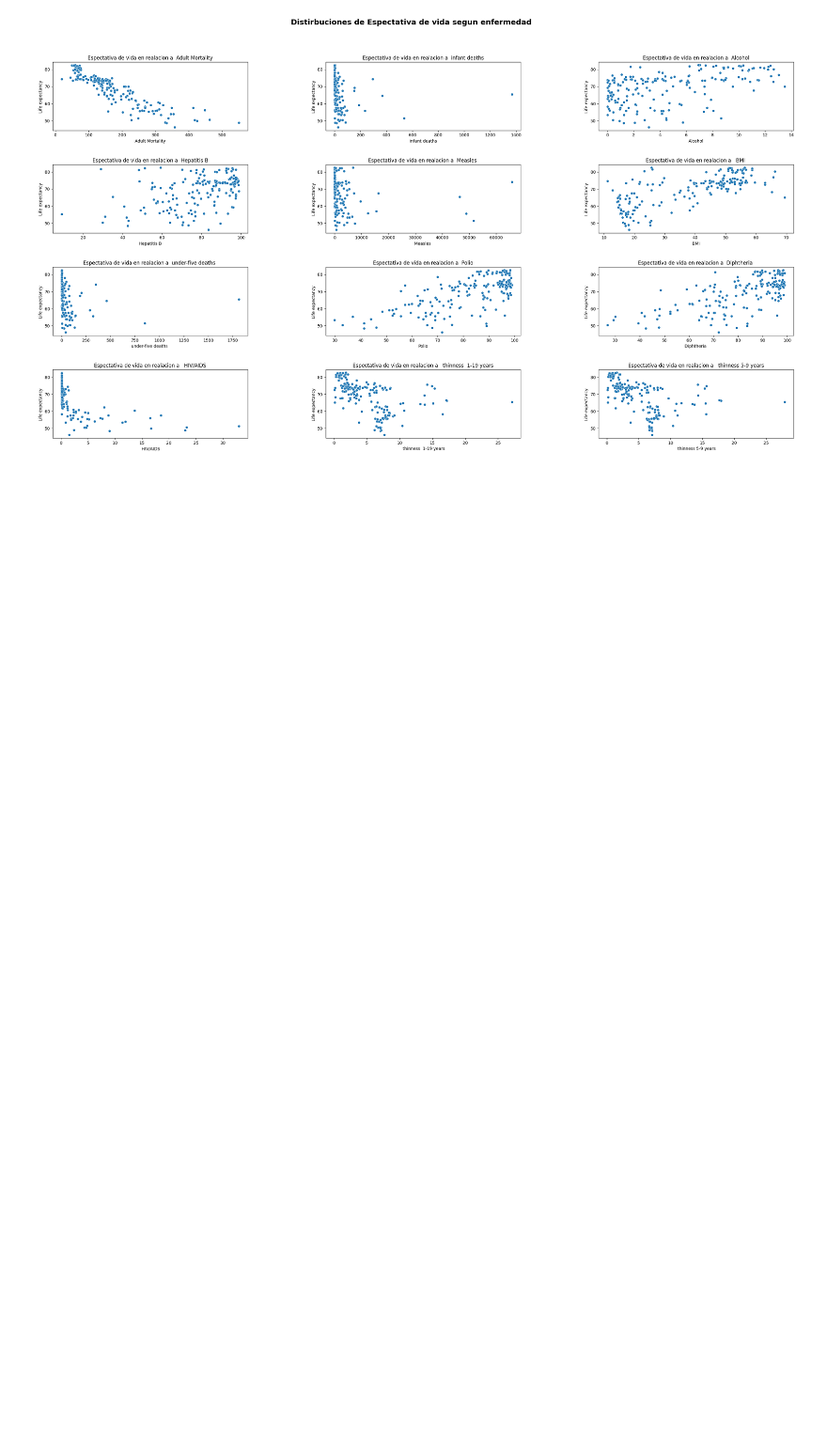
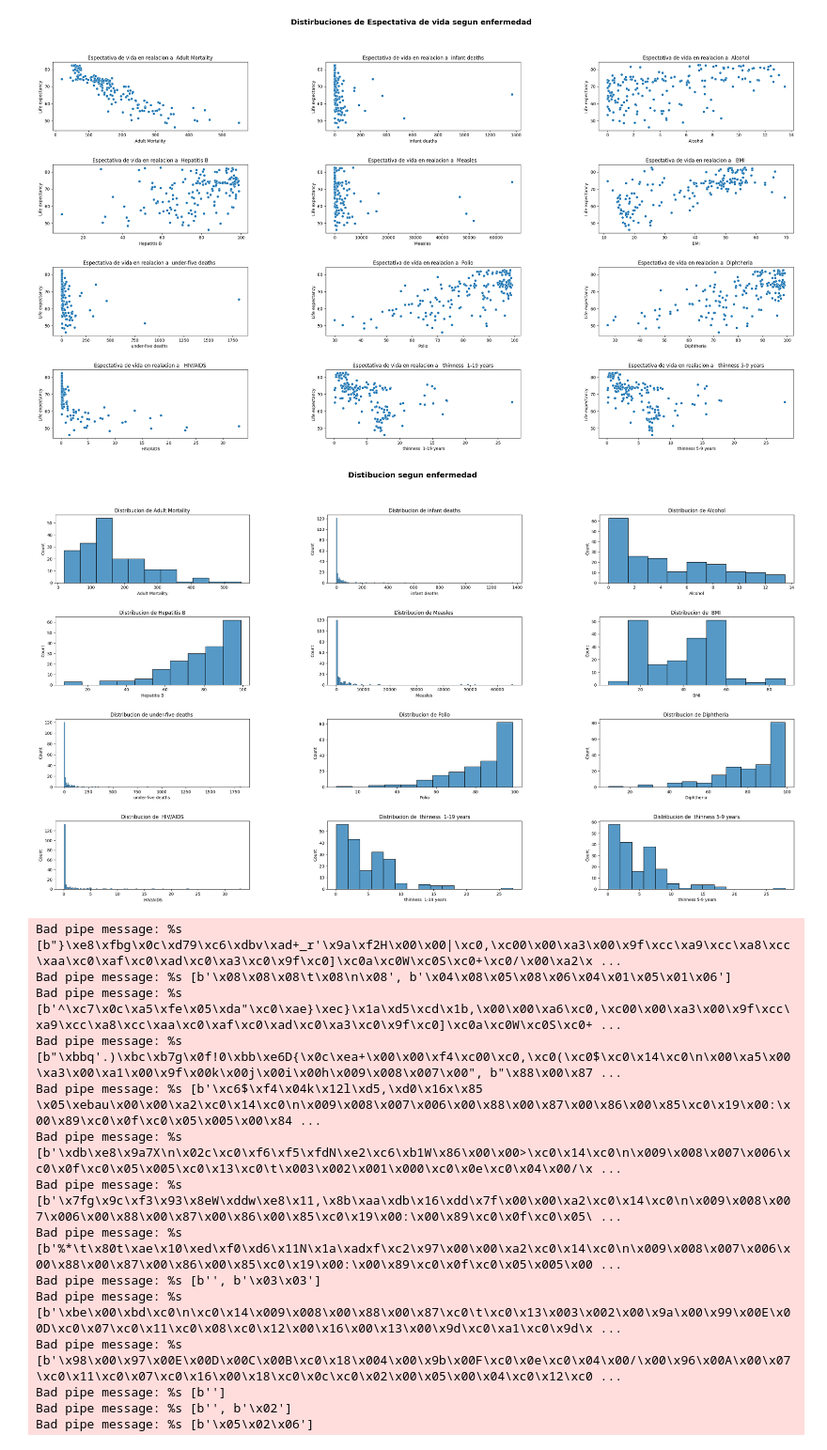
Before and after one commit to FernandoRamirez298/Data-Science-101, a Jupyter notebook: Entregas/Entrega_3/ProyectoDS_Parte1_Ramirez.ipynb, the cells around one changed output. Shown: that part at 94% size. Drawn from its saved outputs; the diff is of its cells as text; code cells hidden in the pictures; blank space fills up the shorter version.

Commit message:
Agregado de histplot

```diff
--- a/Entregas/Entrega_3/ProyectoDS_Parte1_Ramirez.ipynb
+++ b/Entregas/Entrega_3/ProyectoDS_Parte1_Ramirez.ipynb
@@ -119,3 +119,30 @@ for i in vars2:
 #df_agrupado.plot.scatter(x='Life expectancy ', y =df_agrupado[i])
 # %% [output]
 [figure]
+# %%
+cont = 0
+fig = plt.figure(figsize=[32,24])
+fig.suptitle('Distibucion segun enfermedad', fontsize=18, fontweight='bold')
+fig.subplots_adjust(top=0.92);
+fig.subplots_adjust(hspace=0.5, wspace=0.4);
+vars2 = ['Adult Mortality', 'infant deaths', 'Alcohol', 'Hepatitis B', 'Measles ',' BMI ', 'under-five deaths ', 'Polio','Diphtheria ', ' HIV/AIDS',' thinness  1-19 years', ' thinness 5-9 years']
+for i in vars2:
+    cont = cont + 1
+    ax = fig.add_subplot(6, 3, cont).set_title(f'Distribucion de {vars2[cont-1]}')
+    ax = sns.histplot(x= df_agrupado[i])
+# %% [output]
+[figure, added]
+Bad pipe message: %s [b"}\xe8\xfbg\x0c\xd79\xc6\xdbv\xad+_r'\x9a\xf2H\x00\x00|\xc0,\xc00\x00\xa3\x00\x9f\xcc\xa9\xcc\xa8\xcc\xaa\xc0\xaf\xc0\xad\xc0\xa3\xc0\x9f\xc0]\xc0a\xc0W\xc0S\xc0+\xc0/\x00\xa2\x ...
+Bad pipe message: %s [b'\x08\x08\x08\t\x08\n\x08', b'\x04\x08\x05\x08\x06\x04\x01\x05\x01\x06']
+Bad pipe message: %s [b'^\xc7\x0c\xa5\xfe\x05\xda"\xc0\xae}\xec}\x1a\xd5\xcd\x1b,\x00\x00\xa6\xc0,\xc00\x00\xa3\x00\x9f\xcc\xa9\xcc\xa8\xcc\xaa\xc0\xaf\xc0\xad\xc0\xa3\xc0\x9f\xc0]\xc0a\xc0W\xc0S\xc0+ ...
+Bad pipe message: %s [b"\xbbq'.)\xbc\xb7g\x0f!0\xbb\xe6D{\x0c\xea+\x00\x00\xf4\xc00\xc0,\xc0(\xc0$\xc0\x14\xc0\n\x00\xa5\x00\xa3\x00\xa1\x00\x9f\x00k\x00j\x00i\x00h\x009\x008\x007\x00", b"\x88\x00\x87 ...
+Bad pipe message: %s [b'\xc6$\xf4\x04k\x12l\xd5,\xd0\x16x\x85 \x05\xebau\x00\x00\xa2\xc0\x14\xc0\n\x009\x008\x007\x006\x00\x88\x00\x87\x00\x86\x00\x85\xc0\x19\x00:\x00\x89\xc0\x0f\xc0\x05\x005\x00\x84 ...
+Bad pipe message: %s [b'\xdb\xe8\x9a7X\n\x02c\xc0\xf6\xf5\xfdN\xe2\xc6\xb1W\x86\x00\x00>\xc0\x14\xc0\n\x009\x008\x007\x006\xc0\x0f\xc0\x05\x005\xc0\x13\xc0\t\x003\x002\x001\x000\xc0\x0e\xc0\x04\x00/\x ...
+Bad pipe message: %s [b'\x7fg\x9c\xf3\x93\x8eW\xddw\xe8\x11,\x8b\xaa\xdb\x16\xdd\x7f\x00\x00\xa2\xc0\x14\xc0\n\x009\x008\x007\x006\x00\x88\x00\x87\x00\x86\x00\x85\xc0\x19\x00:\x00\x89\xc0\x0f\xc0\x05\ ...
+Bad pipe message: %s [b'%*\t\x80t\xae\x10\xed\xf0\xd6\x11N\x1a\xadxf\xc2\x97\x00\x00\xa2\xc0\x14\xc0\n\x009\x008\x007\x006\x00\x88\x00\x87\x00\x86\x00\x85\xc0\x19\x00:\x00\x89\xc0\x0f\xc0\x05\x005\x00 ...
+Bad pipe message: %s [b'', b'\x03\x03']
+Bad pipe message: %s [b'\xbe\x00\xbd\xc0\n\xc0\x14\x009\x008\x00\x88\x00\x87\xc0\t\xc0\x13\x003\x002\x00\x9a\x00\x99\x00E\x00D\xc0\x07\xc0\x11\xc0\x08\xc0\x12\x00\x16\x00\x13\x00\x9d\xc0\xa1\xc0\x9d\x ...
+Bad pipe message: %s [b'\x98\x00\x97\x00E\x00D\x00C\x00B\xc0\x18\x004\x00\x9b\x00F\xc0\x0e\xc0\x04\x00/\x00\x96\x00A\x00\x07\xc0\x11\xc0\x07\xc0\x16\x00\x18\xc0\x0c\xc0\x02\x00\x05\x00\x04\xc0\x12\xc0 ...
+Bad pipe message: %s [b'']
+Bad pipe message: %s [b'', b'\x02']
+Bad pipe message: %s [b'\x05\x02\x06']
```
Also changed, not shown: parts of 1 cell of this notebook.
